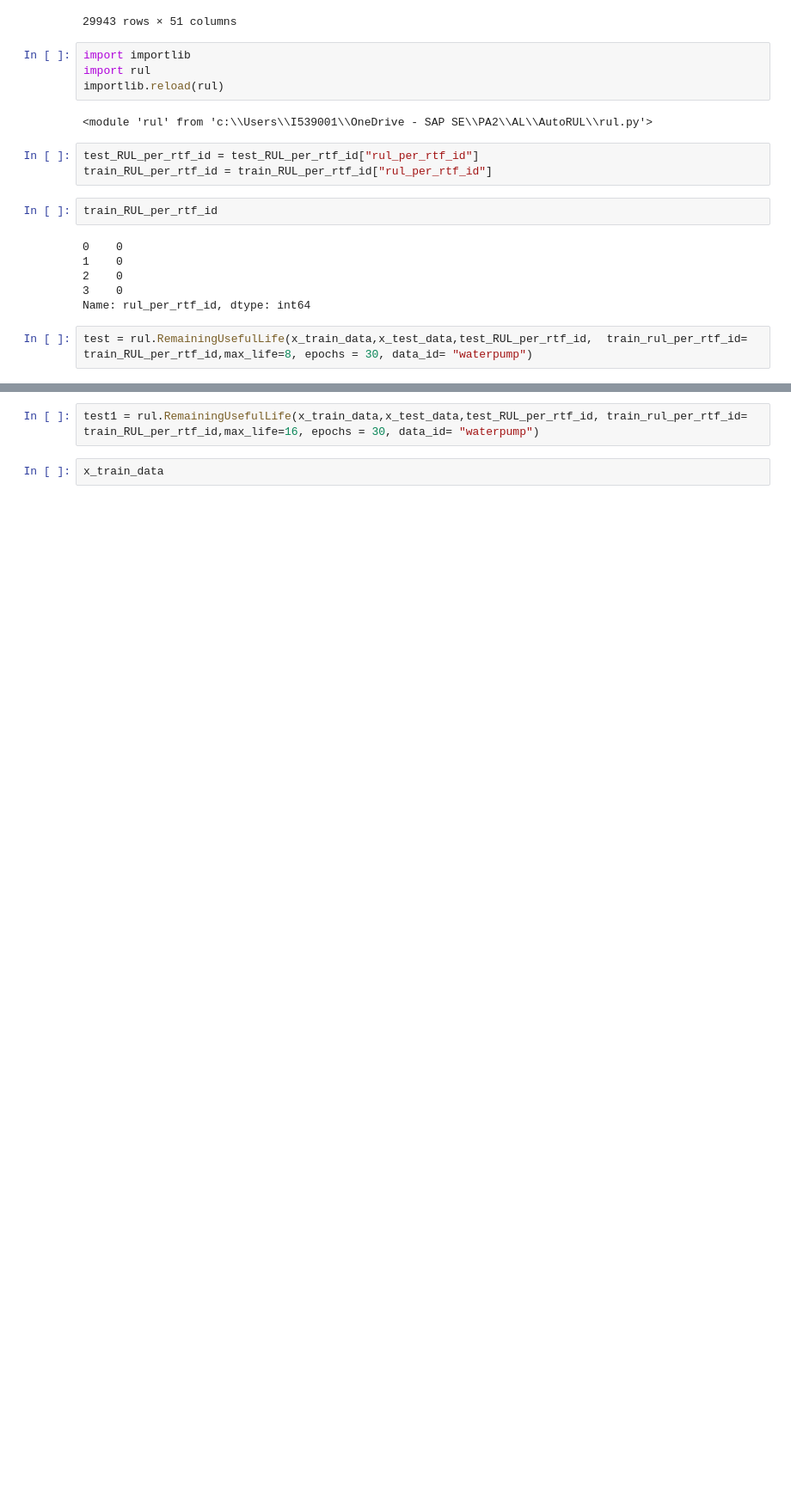
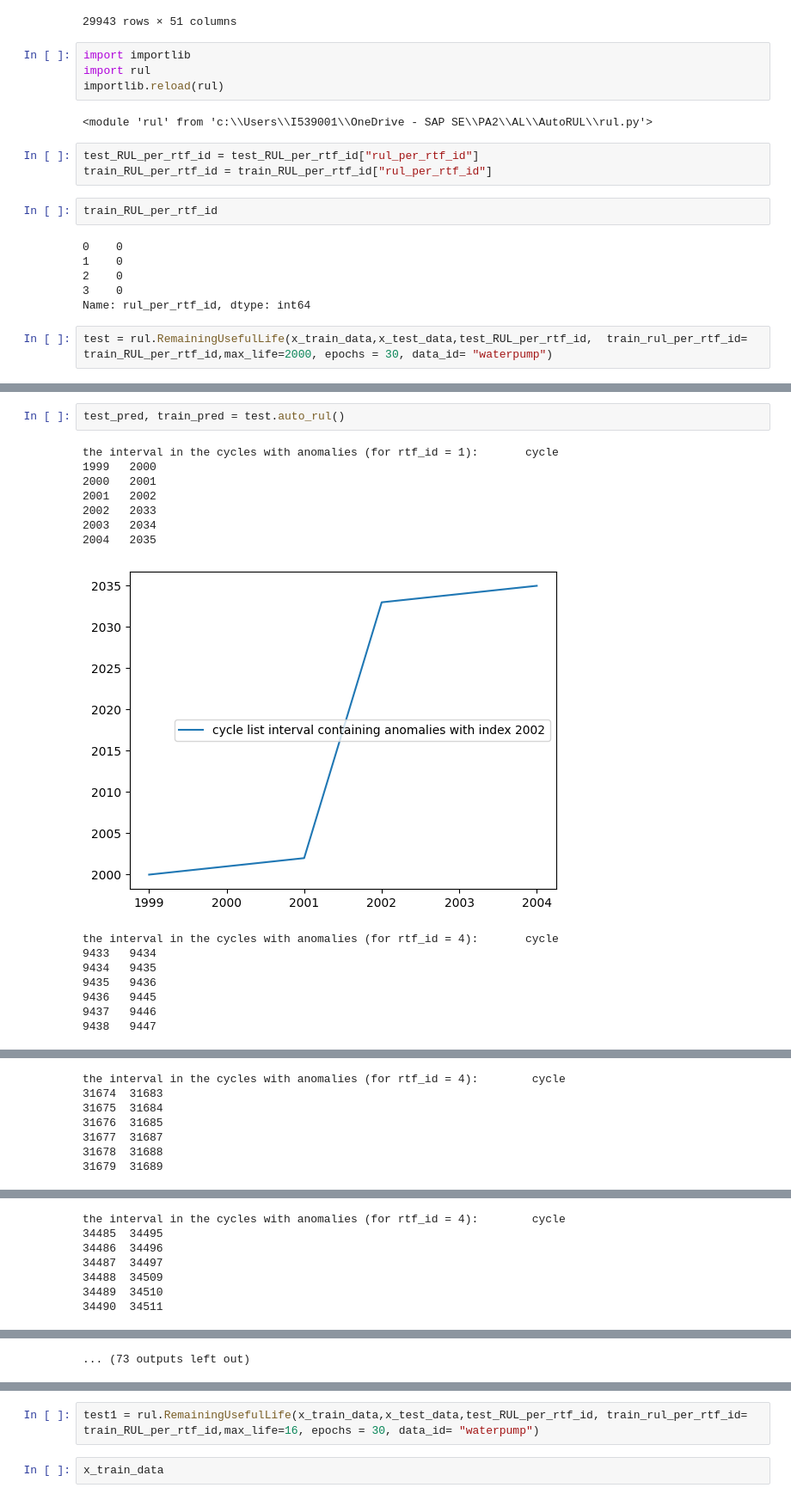
Before and after one commit to JoeZYX/AutoRUL, a Jupyter notebook: waterpump.ipynb, the cells around one changed output, grey strips where cells are left out. Shown at 86% size. Cells and saved outputs as stored; diff of their text form; blank space fills up the shorter version.

Commit message:
code improvement and model train on kaggel battery  dataset

```diff
--- a/waterpump.ipynb
+++ b/waterpump.ipynb
@@ -160,4 +166,4 @@ train_RUL_per_rtf_id
 3    0
 Name: rul_per_rtf_id, dtype: int64
 # %%
-test = rul.RemainingUsefulLife(x_train_data,x_test_data,test_RUL_per_rtf_id,  train_rul_per_rtf_id= train_RUL_per_rtf_id,max_life=8, epochs = 30, data_id= "waterpump")
+test = rul.RemainingUsefulLife(x_train_data,x_test_data,test_RUL_per_rtf_id,  train_rul_per_rtf_id= train_RUL_per_rtf_id,max_life=2000, epochs = 30, data_id= "waterpump")
@@ -205,0 +170,18 @@ The RMSE on test dataset waterpump is 7.867606163024902.
+# %%
+test_pred, train_pred = test.auto_rul()
+# %% [output]
+the interval in the cycles with anomalies (for rtf_id = 1):       cycle
+1999   2000
+2000   2001
+2001   2002
+2002   2033
+2003   2034
+2004   2035
+[figure, added]
+the interval in the cycles with anomalies (for rtf_id = 4):       cycle
+9433   9434
+9434   9435
+9435   9436
+9436   9445
+9437   9446
+9438   9447
@@ -205,0 +189,7 @@ The RMSE on test dataset waterpump is 7.867606163024902.
+the interval in the cycles with anomalies (for rtf_id = 4):        cycle
+31674  31683
+31675  31684
+31676  31685
+31677  31687
+31678  31688
+31679  31689
@@ -205,0 +197,7 @@ The RMSE on test dataset waterpump is 7.867606163024902.
+the interval in the cycles with anomalies (for rtf_id = 4):        cycle
+34485  34495
+34486  34496
+34487  34497
+34488  34509
+34489  34510
+34490  34511
@@ -205,0 +221 @@ The RMSE on test dataset waterpump is 7.867606163024902.
+... (73 outputs left out)
```
Also changed, not shown: parts of 9 cells of this notebook, 26 other files.
